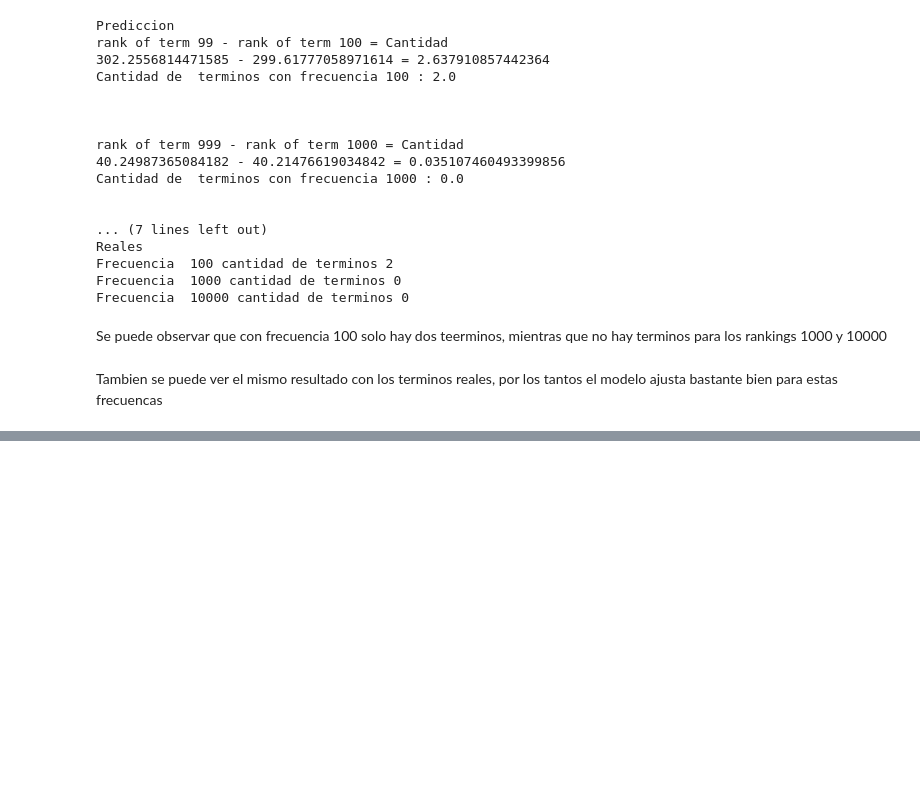
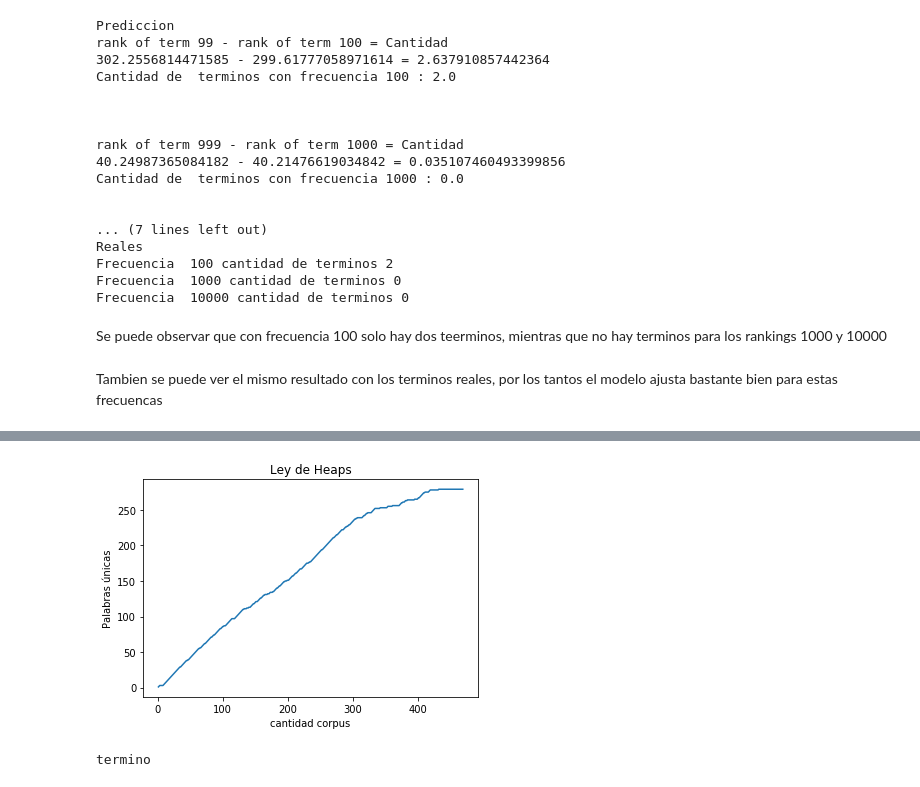
Before and after one commit to agrup/IR, a Jupyter notebook: tp2_analisis_texto/propiedades_texto.ipynb, the cells around one changed output, grey strips where cells are left out. Saved outputs shown, nothing was run; the diff lists cells and outputs as text; code cells hidden in the pictures; blank space fills up the shorter version.

```diff
--- a/tp2_analisis_texto/propiedades_texto.ipynb
+++ b/tp2_analisis_texto/propiedades_texto.ipynb
@@ -208,0 +218,35 @@ Tambien se puede ver el mismo resultado con los terminos reales, por los tantos
+# %%
+def heaps(dirname):
+
+    files = listdir(dirname)
+    word_dic = {}
+    unique=[]
+    leng_corpus=[]
+    index=0
+    for file in files:
+        with open (dirname+"/"+file,'r', errors='ignore') as files_open:
+
+            lines = files_open.readlines()
+
+            #lines = open(file,'r',errors = 'ignore').readlines()
+            tokens = tokenizer.tokenizar(lines)
+            for token in tokens:
+                index +=1
+                if(token not in word_dic):
+                    word_dic[token] = 1
+                unique.append(len(word_dic))
+                leng_corpus.append(index)
+
+
+    plt.title("Ley de Heaps")
+    plt.xlabel("cantidad corpus")
+    plt.ylabel("Palabras únicas")
+    plt.plot(leng_corpus,unique)
+    plt.show()
+
+    print("termino")
+# %%
+heaps("ejemploRibeiro/")
+# %% [output]
+[figure, added]
+termino
```
Also changed, not shown: parts of 2 cells of this notebook.
